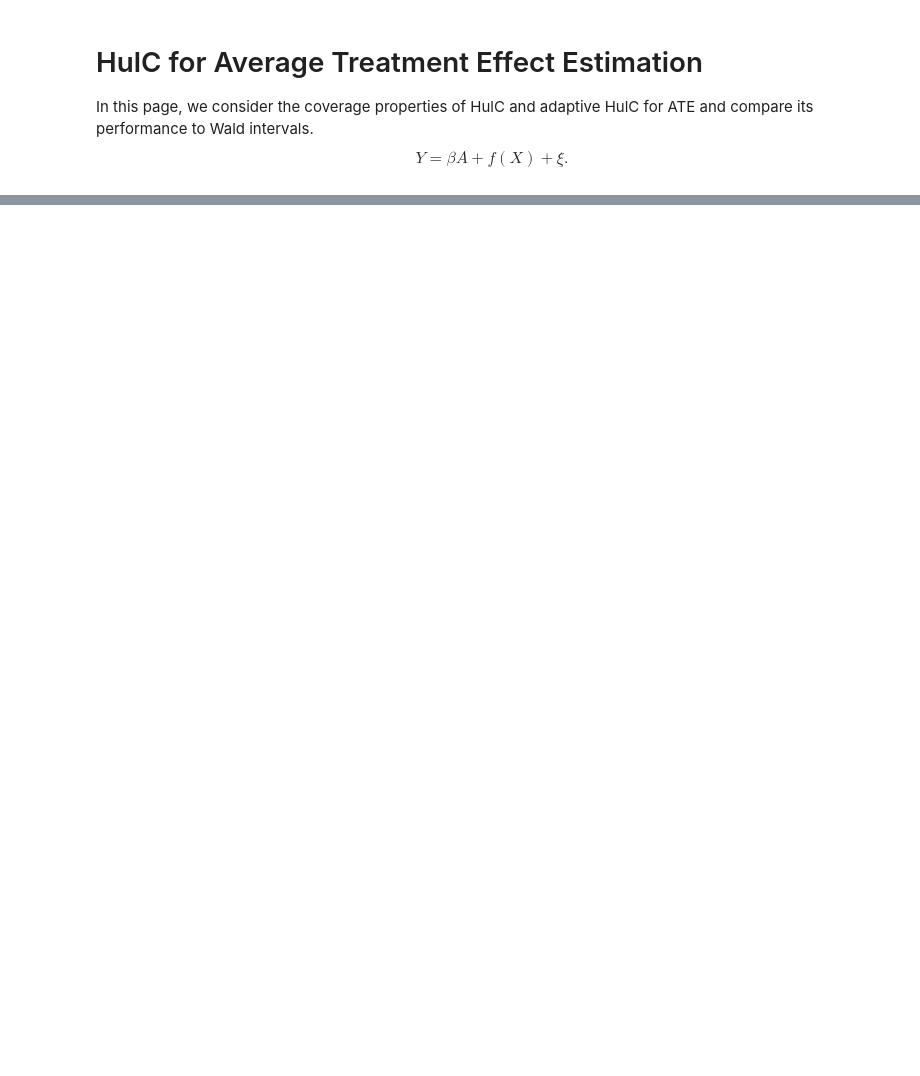
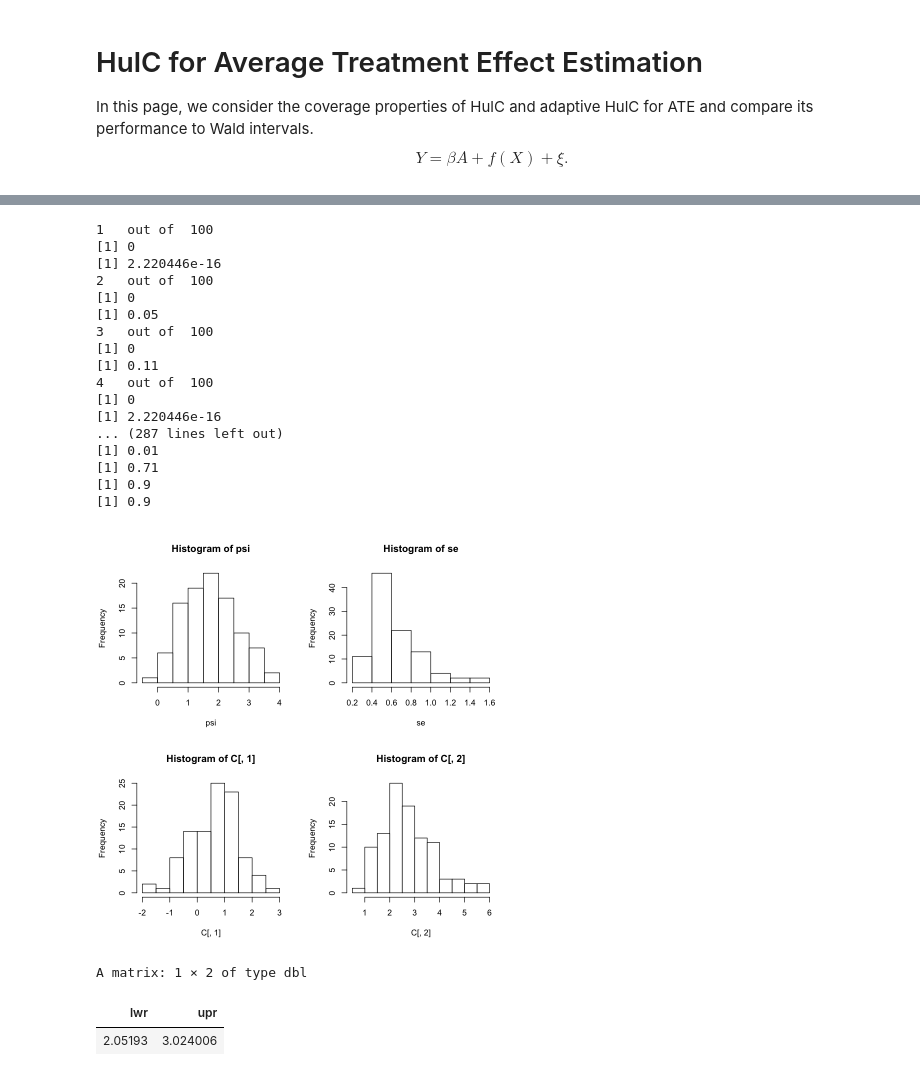
Before and after one commit to Arun-Kuchibhotla/HulC, a Jupyter notebook: R/HulC for ATE.ipynb, the cells around one changed output, grey strips where cells are left out. Saved outputs shown, nothing was run; the diff lists cells and outputs as text; code cells hidden in the pictures; blank space fills up the shorter version.

```diff
--- a/R/HulC for ATE.ipynb
+++ b/R/HulC for ATE.ipynb
@@ -129,0 +165,71 @@ hist(C[,2])
+# %%
+nsim = 100
+alpha = .1
+
+set.seed(111)
+
+### low dimensional example
+coverage = 0
+coverage_hulc = 0
+coverage_adap_hulc = 0
+n = 1000
+a = 1
+beta = 2
+C = matrix(0,nsim,2)
+psi = rep(0,nsim)
+se = rep(0,nsim)
+d = 20
+for(i in 1:nsim){
+cat(i,"  out of ",nsim,"\n")
+     A = rnorm(n)
+     X = matrix(rnorm(n*d),n,d)
+     X = X + A
+     Y = beta*A + 3*X[,1] + 3*X[,2]^2 + rnorm(n)
+     out = ATE(X,A,Y,alpha)
+     if( (out$left <= beta) & (beta <= out$right) )coverage = coverage + (1/nsim)
+     C[i,] = c(out$left,out$right)
+     psi[i] = out$psi
+     se[i] = out$se
+#      out = HulC_larry(X,A,Y,alpha)
+    out = HulC(cbind(X, A, Y), ATE_new, alpha)
+    print(out$median.bias)
+    tmp <- out$CI
+     if( (tmp[,"lwr"] <= beta) & (beta <= tmp[,"upr"]) )coverage_hulc = coverage_hulc + (1/nsim)
+    out <- adaptive_HulC(cbind(X, A, Y), ATE_new, alpha, nsub = 100)
+    print(out$median.bias)
+    tmp <- out$CI
+ if( (tmp[,"lwr"] <= beta) & (beta <= tmp[,"upr"]) )coverage_adap_hulc = coverage_adap_hulc + (1/nsim)
+     }
+print(coverage)
+print(coverage_hulc)
+print(coverage_adap_hulc)
+par(mfrow=c(2,2))
+hist(psi)
+hist(se)
+hist(C[,1])
+hist(C[,2])
+# %% [output]
+1   out of  100
+[1] 0
+[1] 2.220446e-16
+2   out of  100
+[1] 0
+[1] 0.05
+3   out of  100
+[1] 0
+[1] 0.11
+4   out of  100
+[1] 0
+[1] 2.220446e-16
+... (287 lines left out)
+[1] 0.01
+[1] 0.71
+[1] 0.9
+[1] 0.9
+[figure, added]
+# %%
+tmp
+# %% [output]
+A matrix: 1 × 2 of type dbl
+| lwr | upr |
+| 2.05193 | 3.024006 |
```
Also changed, not shown: parts of 4 cells of this notebook.
